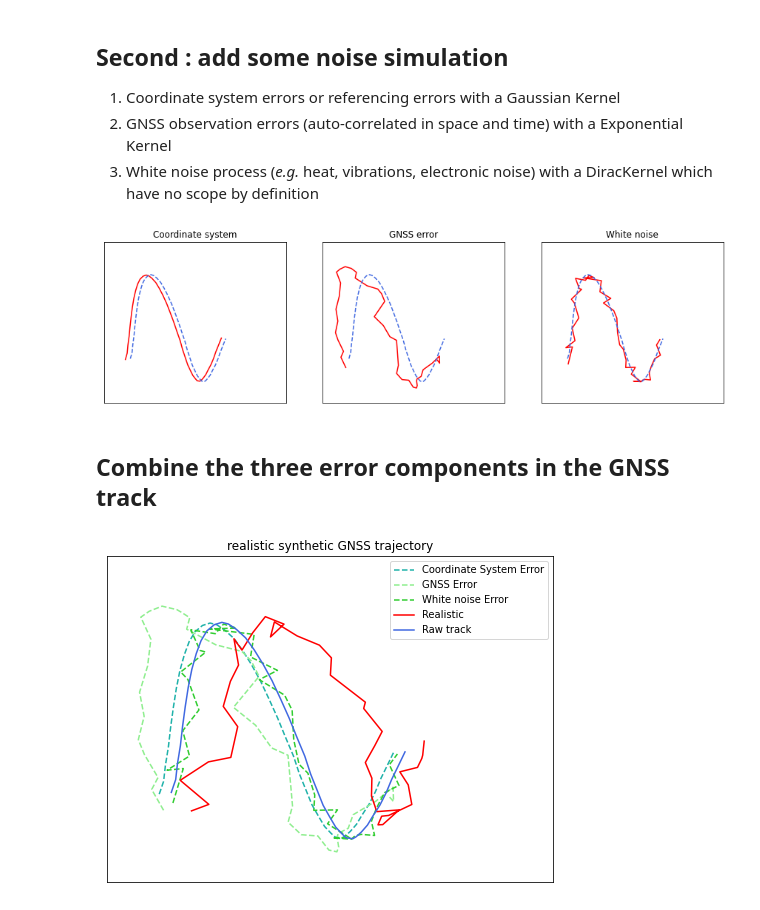
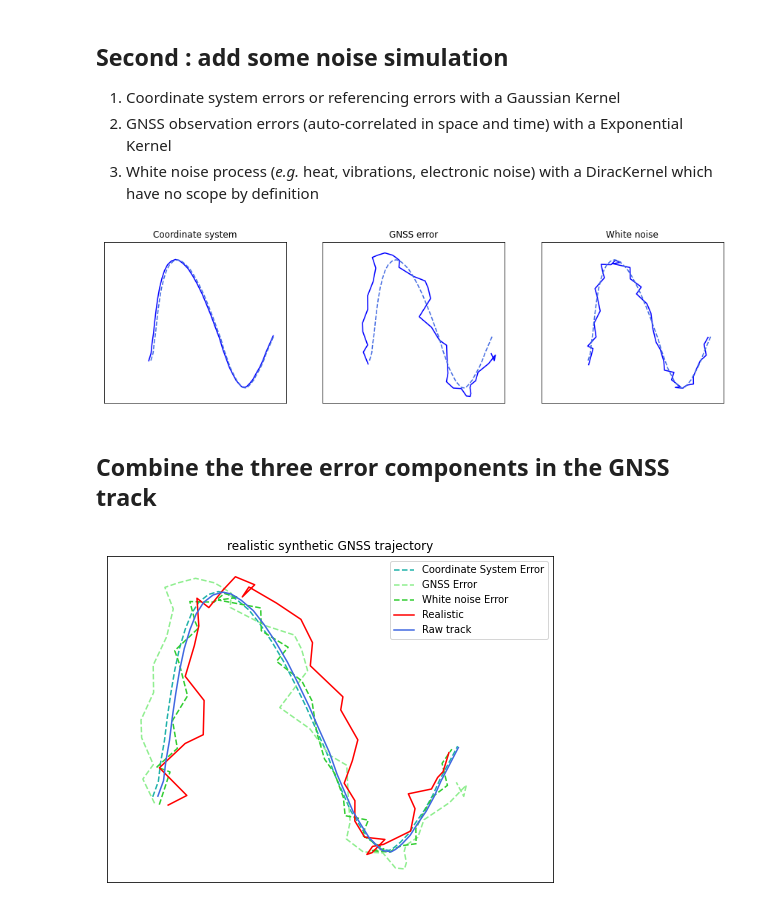
Before and after one commit to umrlastig/tracklib, a Jupyter notebook: doc/source/userguide/UG_SyntheticRealistic.ipynb, the cells around one changed output. Cells and saved outputs as stored; diff of their text form; code cells hidden in the pictures.

Commit message:
aggrandit la trace pour les paramètres du noise

```diff
--- a/doc/source/userguide/UG_SyntheticRealistic.ipynb
+++ b/doc/source/userguide/UG_SyntheticRealistic.ipynb
@@ -79,20 +80,20 @@ bruit1 = chemin.copy()
 bruit1 = bruit1.noise(0.5, tkl.GaussianKernel(100))
 
 bruit2 = chemin.copy()
-bruit2 = bruit2.noise(3, tkl.ExponentialKernel(50))
+bruit2 = bruit2.noise(3, tkl.ExponentialKernel(20))
 
 bruit3 = chemin.copy()
-bruit3 = bruit3.noise(0.5, tkl.DiracKernel())
+bruit3 = bruit3.noise(1, tkl.DiracKernel())
 
 # ----------------------------------------------------------
 #   PLOT
 def plotNoise(track, i, title):
     ax = plt.subplot2grid((1, 3), (0, i))
-    ax.plot(track.getX(), track.getY(), color="red")
+    ax.plot(track.getX(), track.getY(), color="blue")
     ax.plot(chemin.getX(), chemin.getY(), color="royalblue", linestyle='--')
     ax.set_title(title)
-    ax.set_xlim([-5,25]); ax.set_xticks([])
-    ax.set_ylim([-10,20]); ax.set_yticks([])
+    ax.set_xlim([-20,50]); ax.set_xticks([])
+    ax.set_ylim([-25,50]); ax.set_yticks([])
 
 plt.figure(figsize=(15, 4))
 plotNoise(bruit1, 0, 'Coordinate system')
@@ -100,29 +101,29 @@ plotNoise(bruit2, 1, 'GNSS error')
 plotNoise(bruit3, 2, 'White noise')
 plt.show()
 # %% [output]
-[figure, old version]
+[figure, new version]
 # %% [markdown]
 ## Combine the three error components in the GNSS track
 # %%
 # Combine the  errors
 synthetic = chemin.copy()
 synthetic = synthetic.noise(0.5, tkl.GaussianKernel(100))
-synthetic = synthetic.noise(3, tkl.ExponentialKernel(50))
-synthetic = synthetic.noise(0.5, tkl.DiracKernel())
+synthetic = synthetic.noise(3, tkl.ExponentialKernel(20))
+synthetic = synthetic.noise(1, tkl.DiracKernel())
 
 # ----------------------------------------------------------
 plt.figure(figsize=(8, 6))
 
 # Synthetic GNSS trajectory
 plt.plot(bruit1.getX(), bruit1.getY(), color="lightseagreen", label='Coordinate System Error', linestyle='--')
 plt.plot(bruit2.getX(), bruit2.getY(), color="lightgreen",    label='GNSS Error',              linestyle='--')
 plt.plot(bruit3.getX(), bruit3.getY(), color="limegreen",     label='White noise Error',       linestyle='--')
 plt.plot(synthetic.getX(), synthetic.getY(), color="red",     label='Realistic',               linestyle='-')
 plt.plot(chemin.getX(), chemin.getY(), color="royalblue",     label='Raw track',               linestyle='-')
 plt.title('realistic synthetic GNSS trajectory')
-plt.xlim([-5,25]); plt.xticks([])
-plt.ylim([-10,20]); plt.yticks([])
+plt.xlim([-10,60]); plt.xticks([])
+plt.ylim([-25,50]); plt.yticks([])
 plt.legend()
 plt.show()
 # %% [output]
-[figure, old version]
+[figure, new version]
```
Also changed, not shown: parts of 1 cell of this notebook.
